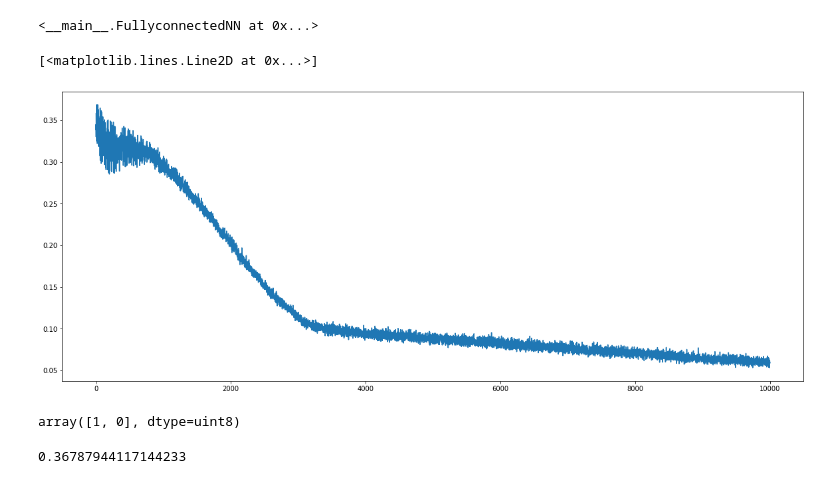
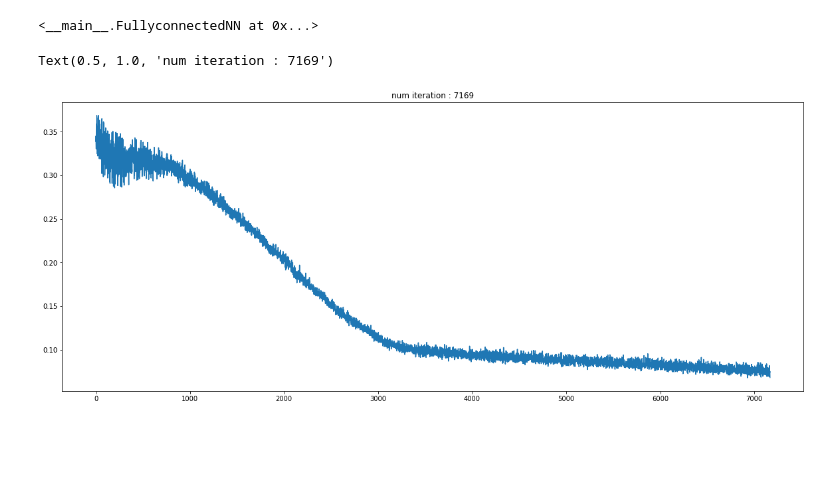
Before and after one commit to dslisleedh/from_scratch, a Jupyter notebook: NeuralNet/FeedforwardNN.ipynb, the cells around one changed output. Cells and saved outputs as stored; diff of their text form; code cells hidden in the pictures; blank space fills up the shorter version.

```diff
--- a/NeuralNet/FeedforwardNN.ipynb
+++ b/NeuralNet/FeedforwardNN.ipynb
@@ -35,8 +36,9 @@ y = np.where(y == 'Iris-setosa', 0, 1)
 X = df.iloc[0:100, [0, 2]].values
 # %%
 class FullyconnectedNN(object):
-    def __init__(self, n_iteration = 100, shuffle = True, batch_size = 32, n_neurons = 2, n_layers = 2, learning_rate = 0.1, hidden_activation = 'relu', output_activation = 'relu',
+    def __init__(self, early_stopping = None, n_iteration = 100, shuffle = True, batch_size = 32, n_neurons = 2, n_layers = 2, learning_rate = 0.1, hidden_activation = 'relu', output_activation = 'relu',
                  cost_function = 'mse', optimizer = 'minibatchSGD', random_state = None, kernel_initializer = 'he'):
+        self.early_stopping = int(early_stopping) if early_stopping != None else early_stopping
         self.n_iteration = n_iteration
         self.shuffle = shuffle
         self.batch_size = batch_size
@@ -87,6 +89,8 @@ class FullyconnectedNN(object):
 
 
         self.cost_ = []
+        if self.early_stopping != None:
+            es = 0
 
         def create_minibatches(y):
             indices = np.arange(len(y))
@@ -98,9 +102,10 @@ class FullyconnectedNN(object):
                 mini_batches.append(indices[cut[i-1]:cut[i]])
             return mini_batches
 
-        for _ in range(self.n_iteration):
+        for iterzz in range(self.n_iteration):
             batches = create_minibatches(y)
             cost = []
+            cost_ = []
             for batch in batches:
                 X_batch = X[tuple(batch),:]
                 y_batch = [y[int(batch_idx)] for batch_idx in batch]
@@ -130,7 +135,33 @@ class FullyconnectedNN(object):
                     self.w_[0] = self.w_[0] - (self.learning_rate * np.dot(self._d[-1][:,None], X_batch.mean(axis = 0)[:,None].T) ).T
                     self.b_[0] = self.b_[0] - (self.learning_rate * self._d[-1])
 
-            self.cost_.append(sum(cost)/len(cost))
+            cost_ = sum(cost) / len(cost)
+            if (self.early_stopping != None):
+                if iterzz == 0:
+                    self._w_early = self.w_
+                    self._b_early = self.b_
+                else:
+                    if es == 0:
+                        if self.cost_[-1] < cost_:
+                            es = 1
+                            es_ = iterzz
+                            self._w_early = self.w_
+                            self._b_early = self.b_
+                    else:
+                        if self.cost_[es_] < cost_:
+                            es = es + 1
+                        else:
+                            es = 0
+
+                        if es > self.early_stopping:
+                            self.w_ = self._w_early
+                            self.b_ = self._b_early
+                            self.cost_ = self.cost_[:es_]
+                            self.n_iteration = es_ + 1
+                            return self
+
+
+            self.cost_.append(cost_)
 
         return self
 
@@ -190,7 +221,7 @@ class FullyconnectedNN(object):
         self._o_prime.append(output_activation_prime(o_))
         return output_activation(o_)
 # %%
-nn = FullyconnectedNN(output_activation='sigmoid', hidden_activation='relu', learning_rate=0.001, n_layers= 2, n_neurons = 5, n_iteration = 10000, random_state = 42)
+nn = FullyconnectedNN(output_activation='sigmoid', hidden_activation='relu', learning_rate=0.001, n_layers= 2, n_neurons = 5, n_iteration = 100000, random_state = 42, early_stopping=50)
 # %%
 nn.fit(X,y)
 # %% [output]
@@ -198,15 +229,8 @@ nn.fit(X,y)
 # %%
 import matplotlib.pyplot as plt
 fig, ax = plt.subplots(figsize = (20,8))
 plt.plot(nn.cost_)
+plt.title(f'num iteration : {nn.n_iteration}')
 # %% [output]
-[<matplotlib.lines.Line2D at 0x...>]
+Text(0.5, 1.0, 'num iteration : 7169')
-[figure, old version]
+[figure, new version]
-# %%
-(pd.get_dummies(y).to_numpy())[1]
-# %% [output]
-array([1, 0], dtype=uint8)
-# %%
-np.exp(-1)
-# %% [output]
-0.36787944117144233
```
Also changed, not shown: parts of 3 cells of this notebook.
